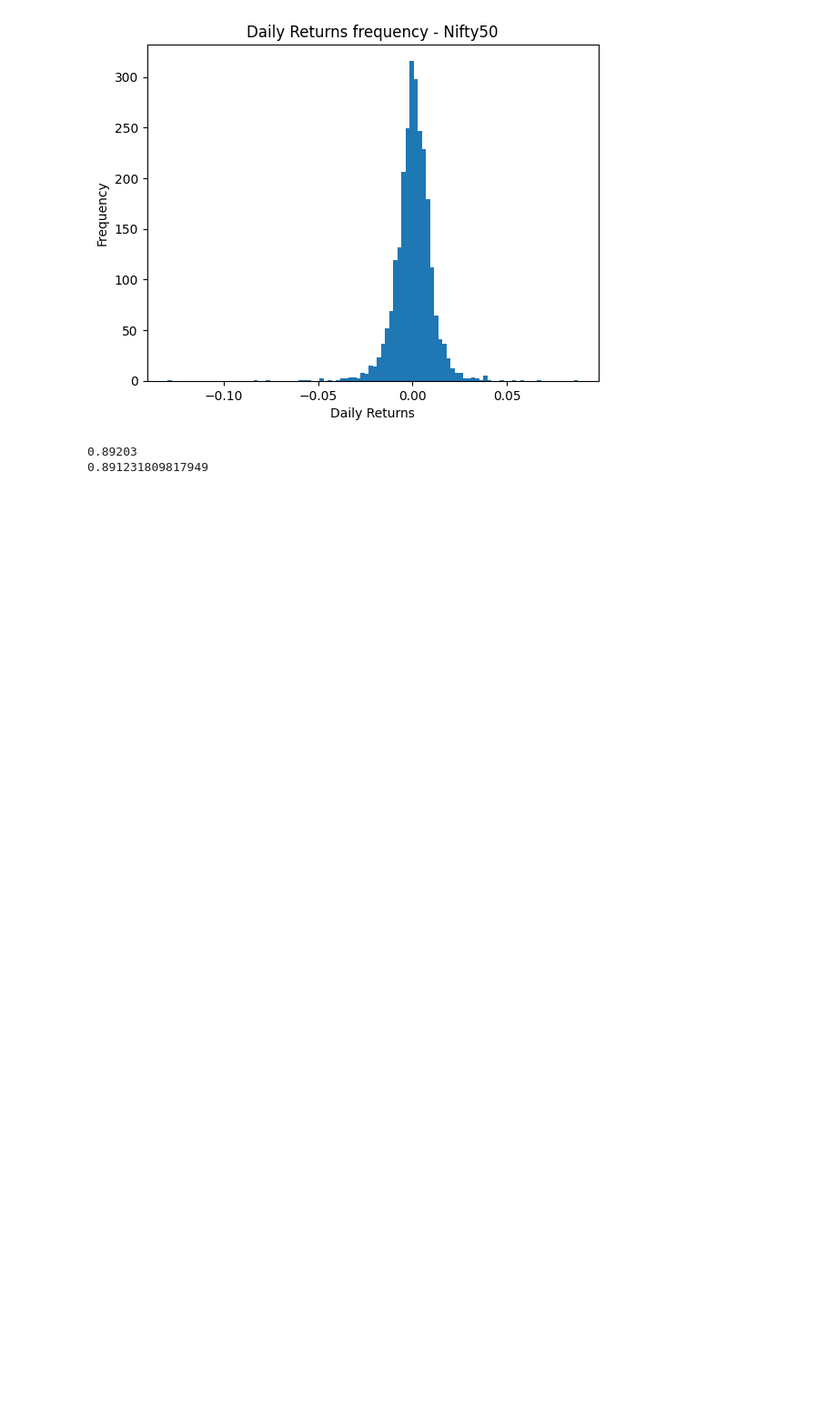
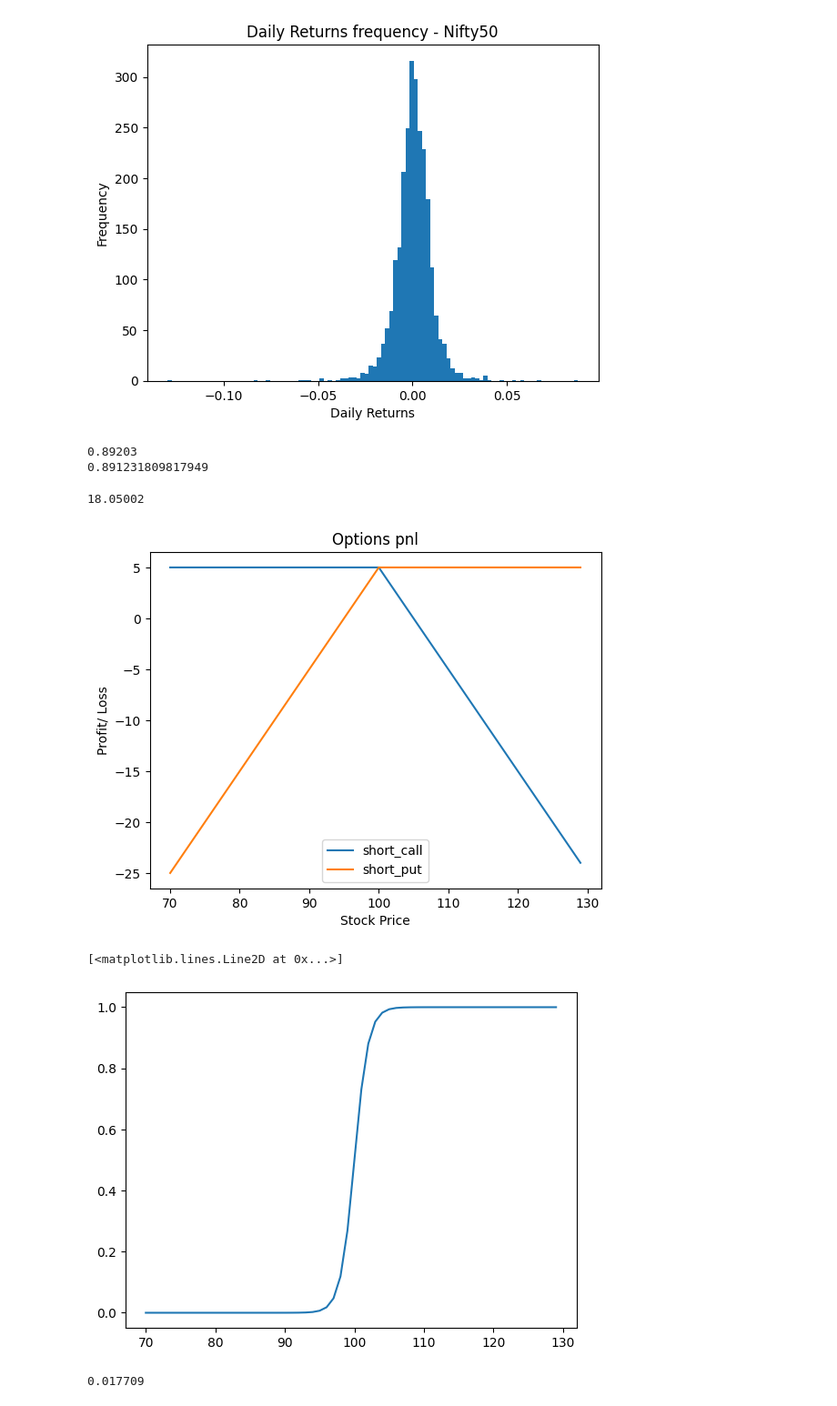
Before and after one commit to varungarg983/quant-trading-research, a Jupyter notebook: Research.ipynb, the cells around one changed output. Shown at 91% size. Cells and saved outputs as stored; diff of their text form; code cells hidden in the pictures; blank space fills up the shorter version.

```diff
--- a/Research.ipynb
+++ b/Research.ipynb
@@ -1406,3 +1406,49 @@ print(1-(np.prod(df.astype(float))/(365**40)))
 # %% [output]
 0.89203
 0.891231809817949
+# %%
+import numpy as np
+dp = np.zeros(100000)
+for i in range(100000):
+    count=1
+    while np.random.randint(2)==1:
+        count += 1
+    dp[i] = 2**count
+ex = dp.mean()
+print(ex)
+# %% [output]
+18.05002
+# %%
+import numpy as np
+premium = 5
+strike = 100
+prices  = np.arange(70, 130)
+long_call = np.where(prices-100<0, -5, prices - 105)
+long_put = np.where(prices-100>0, -5, 95 - prices)
+short_call = np.where(prices-100<0, 5,  105 - prices)
+short_put = np.where(prices-100>0, 5, prices - 95)
+delta_long_call = 1/(1+np.exp(strike - prices))
+# plt.plot(prices, long_call, label='long_call')
+# plt.plot(prices, long_put, label='long_put')
+plt.plot(prices, short_call, label='short_call')
+plt.plot(prices, short_put, label='short_put')
+plt.title('Options pnl')
+plt.xlabel('Stock Price')
+plt.ylabel('Profit/ Loss')
+plt.legend()
+plt.show()
+plt.plot(prices, delta_long_call)
+# %% [output]
+[figure, added]
+[<matplotlib.lines.Line2D at 0x...>]
+[figure, added]
+# %%
+# for i in range(100000):
+#     for i in range(50):
+
+#     bulbs = np.random.(50,0.02)
+#     bulbs = bulbs.sort(ascending = False)
+bulbs = np.random.binomial(50, 0.02,size=1000000)
+print((bulbs>3).sum()/1000000)
+# %% [output]
+0.017709
```
Also changed, not shown: parts of 3 cells of this notebook, 1 other file.
